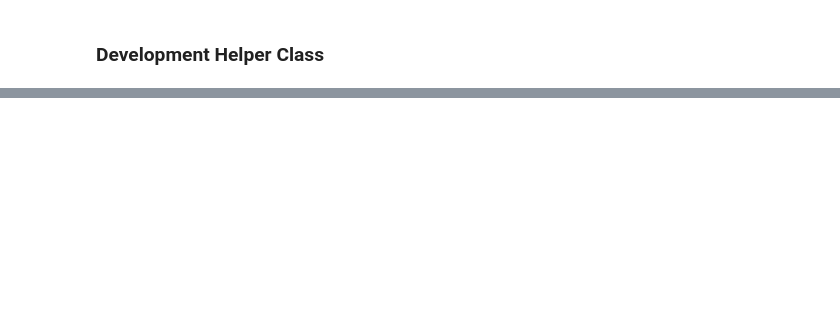
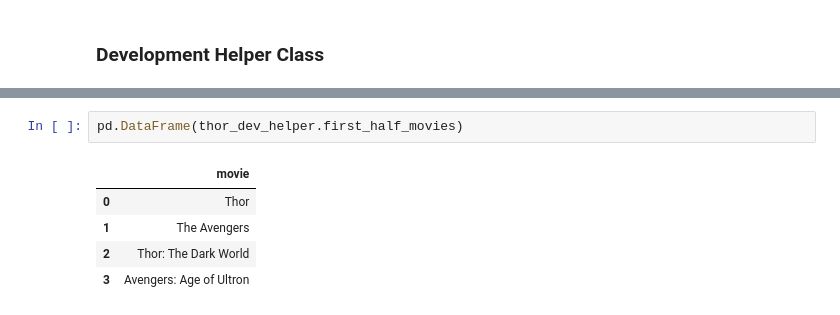
Before and after one commit to prestondunton/marvel-dialogue-nlp, a Jupyter notebook: MCU Insights.ipynb, the cells around one changed output, grey strips where cells are left out. Drawn from its saved outputs; the diff is of its cells as text; blank space fills up the shorter version.

```diff
--- a/MCU Insights.ipynb
+++ b/MCU Insights.ipynb
@@ -432,0 +418,8 @@ thor_dev_helper.plot_confusion_matrix()
+# %%
+pd.DataFrame(thor_dev_helper.first_half_movies)
+# %% [output]
+|  | movie |
+| 0 | Thor |
+| 1 | The Avengers |
+| 2 | Thor: The Dark World |
+| 3 | Avengers: Age of Ultron |
```
Also changed, not shown: parts of 10 cells of this notebook, 1 other file.
